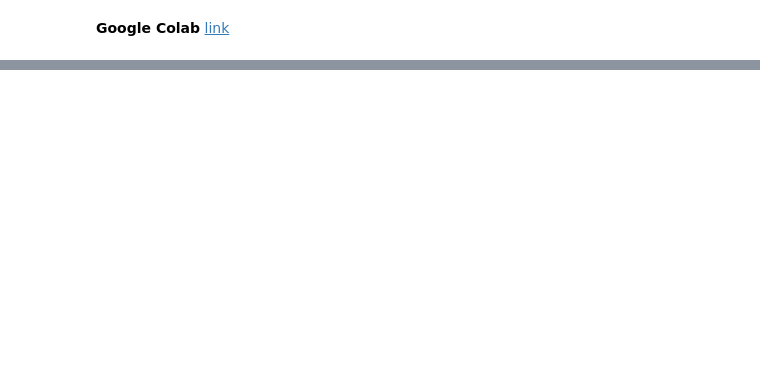
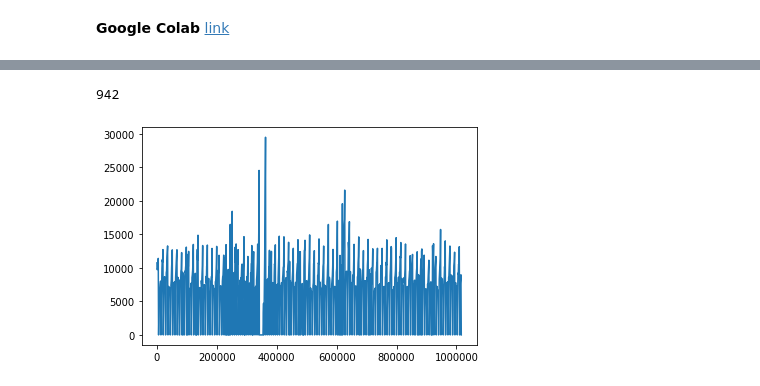
Before and after one commit to kirillzyusko/stock-predictions, a Jupyter notebook: lab.ipynb, the cells around one changed output, grey strips where cells are left out. Saved outputs shown, nothing was run; the diff lists cells and outputs as text; code cells hidden in the pictures; blank space fills up the shorter version.

```diff
--- a/lab.ipynb
+++ b/lab.ipynb
@@ -100,11 +138,14 @@ Hello world 2
 # %%
 import pandas as pd
 import matplotlib.pyplot as plt
 
-df = pd.read_csv('train.csv')
-data = df[df['Store'] == 4]['Sales']
+df = pd.read_csv('https://raw.githubusercontent.com/kirillzyusko/stock-predictions/master/train.csv')
+data = df[df['Store'] == 123]['Sales']
 
 print(len(data))
 
 plt.plot(data)
 plt.show()
+# %% [output]
+942
+[figure, added]
```
Also changed, not shown: parts of 2 cells of this notebook.
